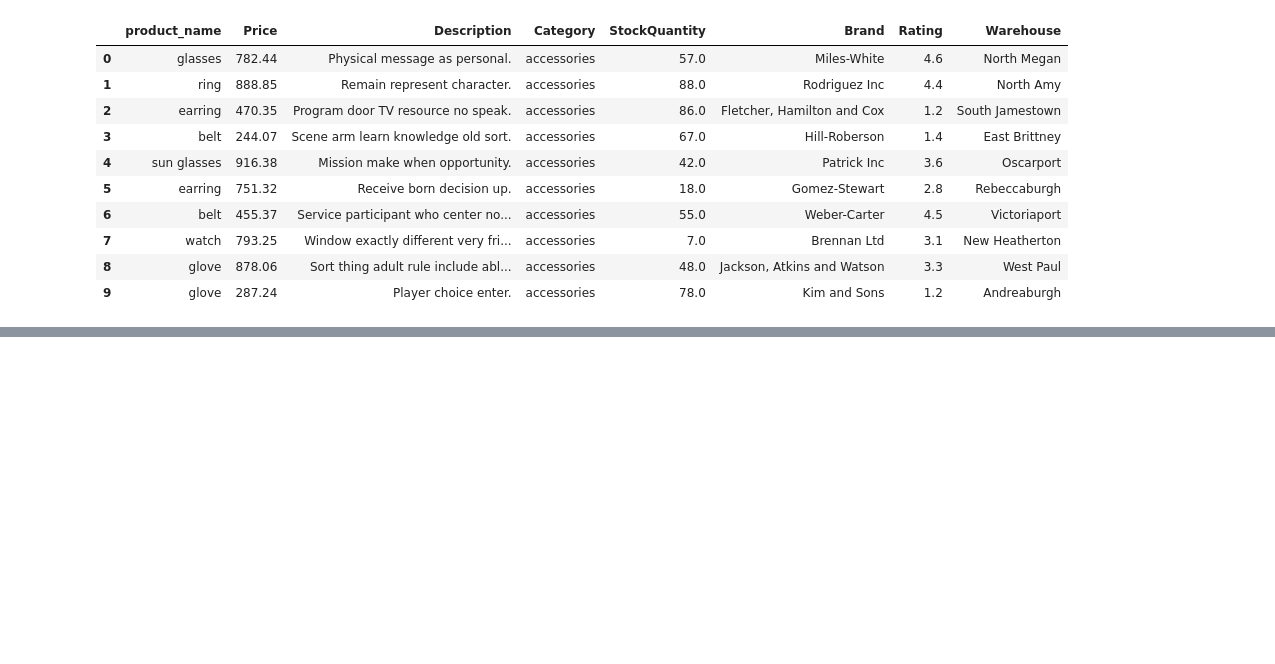
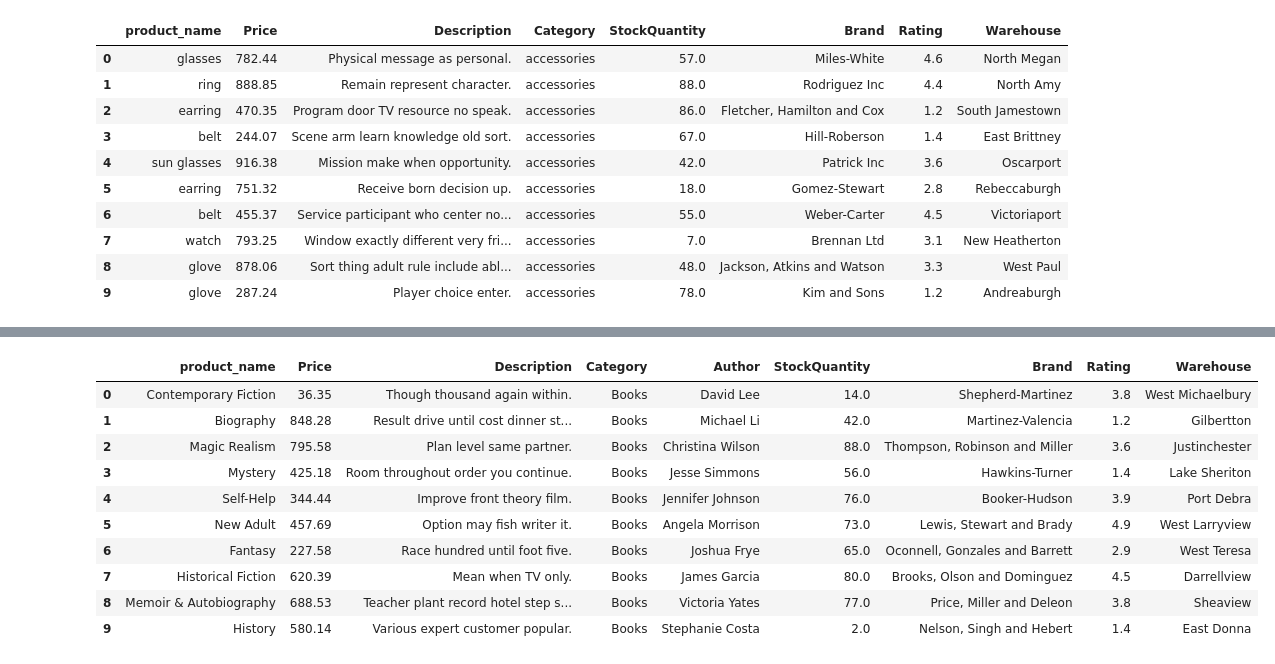
Before and after one commit to Vandan1009/python_1, a Jupyter notebook: project.ipynb, the cells around one changed output, grey strips where cells are left out. Cells and saved outputs as stored; diff of their text form; code cells hidden in the pictures; blank space fills up the shorter version.

```diff
--- a/project.ipynb
+++ b/project.ipynb
@@ -144,0 +206,44 @@ input_data(10)
+# %%
+import pandas as pd
+from random import randint, uniform, choice
+from faker import Faker
+
+fake = Faker()
+
+# List of book categories
+book_categories = [
+    "Fantasy", "Science Fiction", "Mystery", "Horror", "Historical Fiction", "Women’s Fiction",
+    "Literary Fiction", "Magic Realism", "Graphic Novel", "Short Story", "Young Adult", "New Adult",
+    "Dystopian", "Action & Adventure", "Thriller & Suspense", "Romance", "Children’s", "Contemporary Fiction",
+    "Biography", "Self-Help", "History", "Memoir & Autobiography", "Food & Drink", "Art & Photography", "Travel"
+]
+
+def input_data(x):
+    # pandas dataframe
+    data = pd.DataFrame()
+    for i in range(0, x):
+        data.loc[i, 'product_name'] = choice(book_categories)
+        data.loc[i, 'Price'] = round(uniform(10.0, 1000.0), 2)
+        data.loc[i, 'Description'] = fake.sentence()
+        data.loc[i, 'Category'] = 'Books'
+        data.loc[i, 'Author'] = fake.name()
+        data.loc[i, 'StockQuantity'] = randint(1, 100)
+        data.loc[i, 'Brand'] = fake.company()
+        data.loc[i, 'Rating'] = round(uniform(1.0, 5.0), 1)
+        data.loc[i, 'Warehouse'] = fake.city()
+    return data
+
+# Example usage
+input_data(10)
+# %% [output]
+|  | product_name | Price | Description | Category | Author | StockQuantity | Brand | Rating | Warehouse |
+| 0 | Contemporary Fiction | 36.35 | Though thousand again within. | Books | David Lee | 14.0 | Shepherd-Martinez | 3.8 | West Michaelbury |
+| 1 | Biography | 848.28 | Result drive until cost dinner st... | Books | Michael Li | 42.0 | Martinez-Valencia | 1.2 | Gilbertton |
+| 2 | Magic Realism | 795.58 | Plan level same partner. | Books | Christina Wilson | 88.0 | Thompson, Robinson and Miller | 3.6 | Justinchester |
+| 3 | Mystery | 425.18 | Room throughout order you continue. | Books | Jesse Simmons | 56.0 | Hawkins-Turner | 1.4 | Lake Sheriton |
+| 4 | Self-Help | 344.44 | Improve front theory film. | Books | Jennifer Johnson | 76.0 | Booker-Hudson | 3.9 | Port Debra |
+| 5 | New Adult | 457.69 | Option may fish writer it. | Books | Angela Morrison | 73.0 | Lewis, Stewart and Brady | 4.9 | West Larryview |
+| 6 | Fantasy | 227.58 | Race hundred until foot five. | Books | Joshua Frye | 65.0 | Oconnell, Gonzales and Barrett | 2.9 | West Teresa |
+| 7 | Historical Fiction | 620.39 | Mean when TV only. | Books | James Garcia | 80.0 | Brooks, Olson and Dominguez | 4.5 | Darrellview |
+| 8 | Memoir & Autobiography | 688.53 | Teacher plant record hotel step s... | Books | Victoria Yates | 77.0 | Price, Miller and Deleon | 3.8 | Sheaview |
+| 9 | History | 580.14 | Various expert customer popular. | Books | Stephanie Costa | 2.0 | Nelson, Singh and Hebert | 1.4 | East Donna |
```
Also changed, not shown: parts of 2 cells of this notebook.
